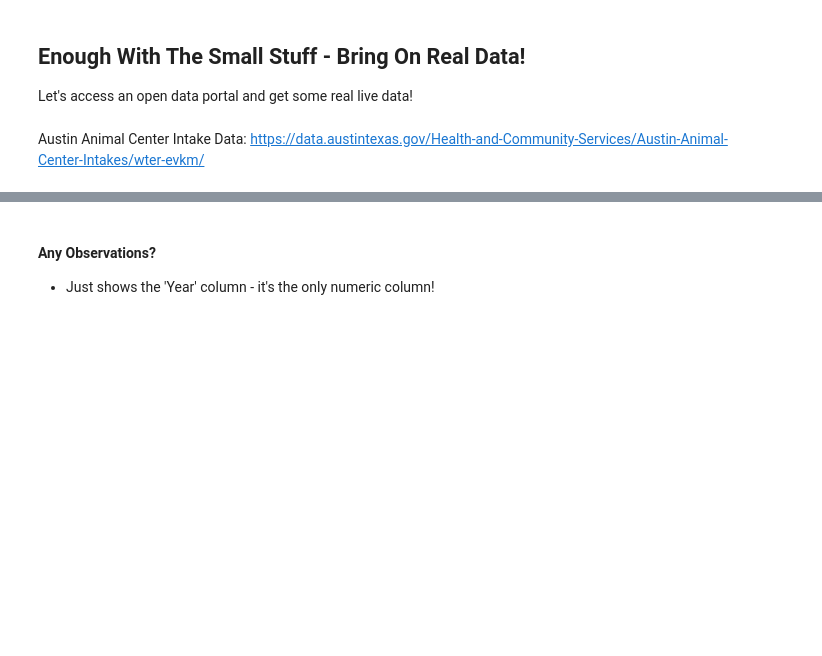
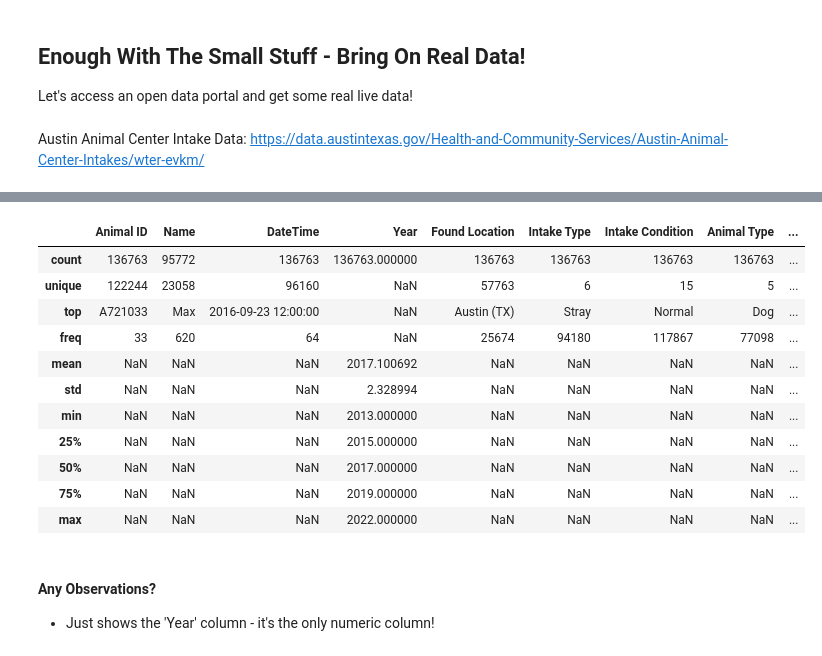
Before and after one commit to dangrosen/NATL-DS-091823, a Jupyter notebook: Phase1/pandas_dataframes_092223.ipynb, the cells around one changed output, grey strips where cells are left out. Drawn from its saved outputs; the diff is of its cells as text; code cells hidden in the pictures; blank space fills up the shorter version.

```diff
--- a/Phase1/pandas_dataframes_092223.ipynb
+++ b/Phase1/pandas_dataframes_092223.ipynb
@@ -308,6 +374,19 @@ df.info()
 # %%
 # Check summary/descriptive statistics on the dataframe
-df.describe()
+df.describe(include = 'all')
+# %% [output]
+|  | Animal ID | Name | DateTime | Year | Found Location | Intake Type | Intake Condition | Animal Type | ... |
+| count | 136763 | 95772 | 136763 | 136763.000000 | 136763 | 136763 | 136763 | 136763 | ... |
+| unique | 122244 | 23058 | 96160 | NaN | 57763 | 6 | 15 | 5 | ... |
+| top | A721033 | Max | 2016-09-23 12:00:00 | NaN | Austin (TX) | Stray | Normal | Dog | ... |
+| freq | 33 | 620 | 64 | NaN | 25674 | 94180 | 117867 | 77098 | ... |
+| mean | NaN | NaN | NaN | 2017.100692 | NaN | NaN | NaN | NaN | ... |
+| std | NaN | NaN | NaN | 2.328994 | NaN | NaN | NaN | NaN | ... |
+| min | NaN | NaN | NaN | 2013.000000 | NaN | NaN | NaN | NaN | ... |
+| 25% | NaN | NaN | NaN | 2015.000000 | NaN | NaN | NaN | NaN | ... |
+| 50% | NaN | NaN | NaN | 2017.000000 | NaN | NaN | NaN | NaN | ... |
+| 75% | NaN | NaN | NaN | 2019.000000 | NaN | NaN | NaN | NaN | ... |
+| max | NaN | NaN | NaN | 2022.000000 | NaN | NaN | NaN | NaN | ... |
 # %% [markdown]
 #### Any Observations?
 
```
Also changed, not shown: parts of 15 cells of this notebook, 5 other files.
